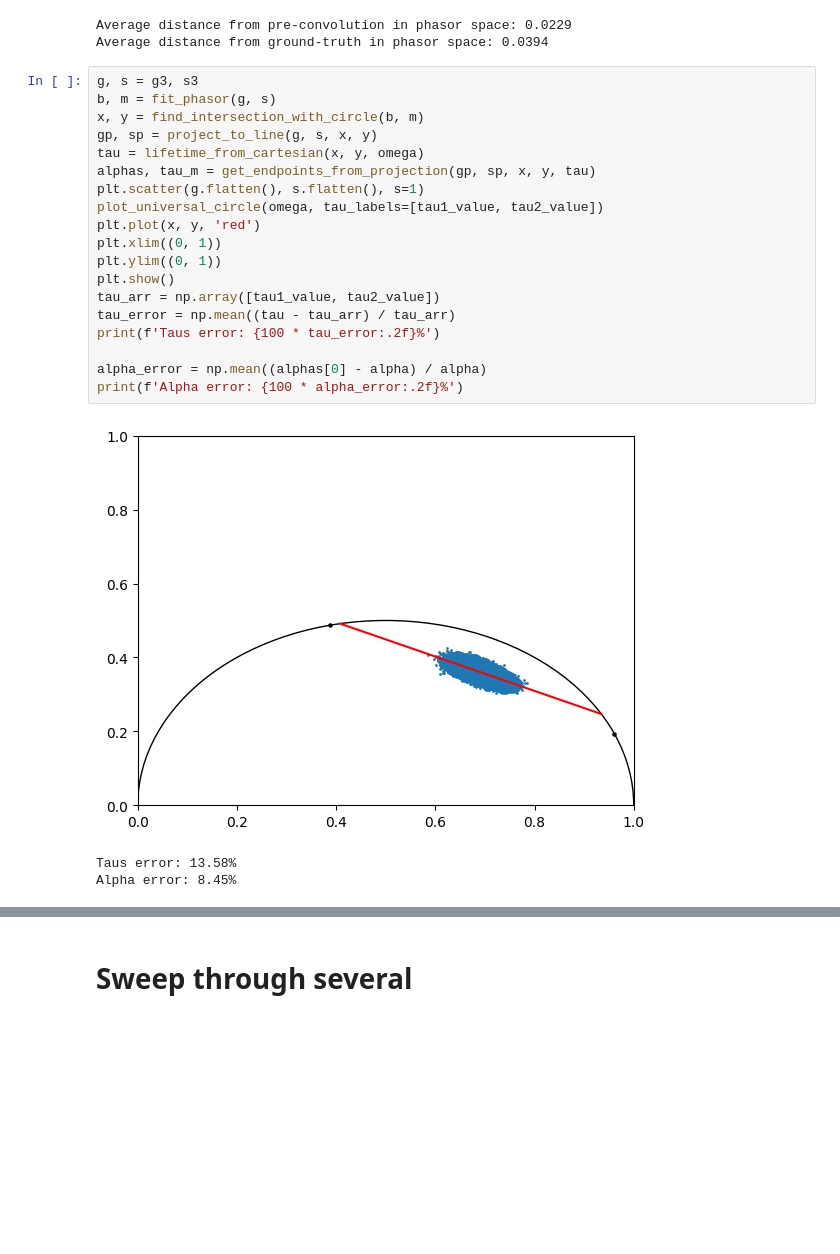
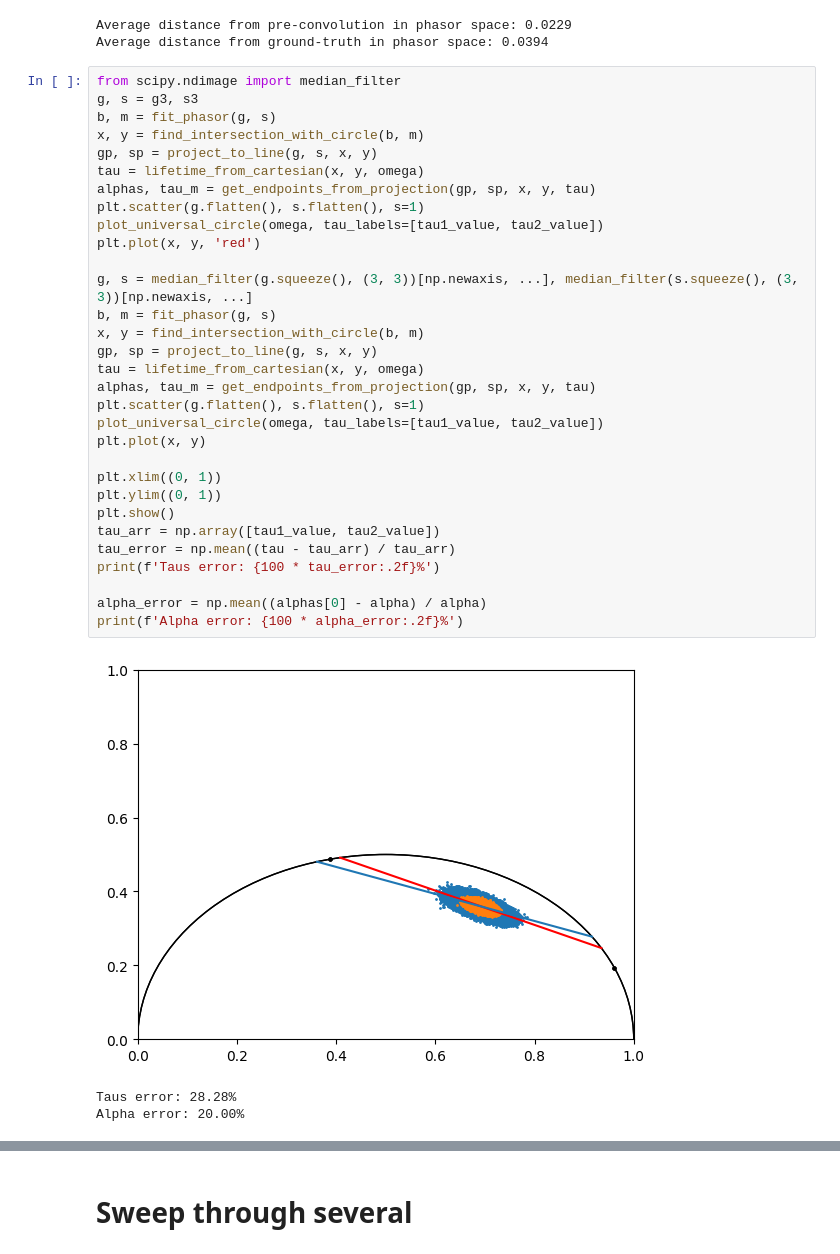
Before and after one commit to jiversivers/hsdfmpm, a Jupyter notebook: examples/validating_phasors.ipynb, the cells around one changed output, grey strips where cells are left out. Saved outputs shown, nothing was run; the diff lists cells and outputs as text; blank space fills up the shorter version.

Commit message:
added median filter trial and fraction error calculation

```diff
--- a/examples/validating_phasors.ipynb
+++ b/examples/validating_phasors.ipynb
@@ -184,28 +184,40 @@ print(f'Average distance from ground-truth in phasor space: {loss:.4f}')
 Average distance from pre-convolution in phasor space: 0.0229
 Average distance from ground-truth in phasor space: 0.0394
 # %%
+from scipy.ndimage import median_filter
 g, s = g3, s3
 b, m = fit_phasor(g, s)
 x, y = find_intersection_with_circle(b, m)
 gp, sp = project_to_line(g, s, x, y)
 tau = lifetime_from_cartesian(x, y, omega)
 alphas, tau_m = get_endpoints_from_projection(gp, sp, x, y, tau)
 plt.scatter(g.flatten(), s.flatten(), s=1)
 plot_universal_circle(omega, tau_labels=[tau1_value, tau2_value])
 plt.plot(x, y, 'red')
+
+g, s = median_filter(g.squeeze(), (3, 3))[np.newaxis, ...], median_filter(s.squeeze(), (3, 3))[np.newaxis, ...]
+b, m = fit_phasor(g, s)
+x, y = find_intersection_with_circle(b, m)
+gp, sp = project_to_line(g, s, x, y)
+tau = lifetime_from_cartesian(x, y, omega)
+alphas, tau_m = get_endpoints_from_projection(gp, sp, x, y, tau)
+plt.scatter(g.flatten(), s.flatten(), s=1)
+plot_universal_circle(omega, tau_labels=[tau1_value, tau2_value])
+plt.plot(x, y)
+
 plt.xlim((0, 1))
 plt.ylim((0, 1))
 plt.show()
 tau_arr = np.array([tau1_value, tau2_value])
 tau_error = np.mean((tau - tau_arr) / tau_arr)
 print(f'Taus error: {100 * tau_error:.2f}%')
 
 alpha_error = np.mean((alphas[0] - alpha) / alpha)
 print(f'Alpha error: {100 * alpha_error:.2f}%')
 # %% [output]
-[figure, old version]
+[figure, new version]
-Taus error: 13.58%
-Alpha error: 8.45%
+Taus error: 28.28%
+Alpha error: 20.00%
 # %%
 tm2 = np.sum(alphas * tau[...,np.newaxis,np.newaxis], axis=0)
 tm = np.sum(tau1_value * alpha + tau2_value * (1 - alpha), axis=-1)
```
Also changed, not shown: parts of 4 cells of this notebook.
